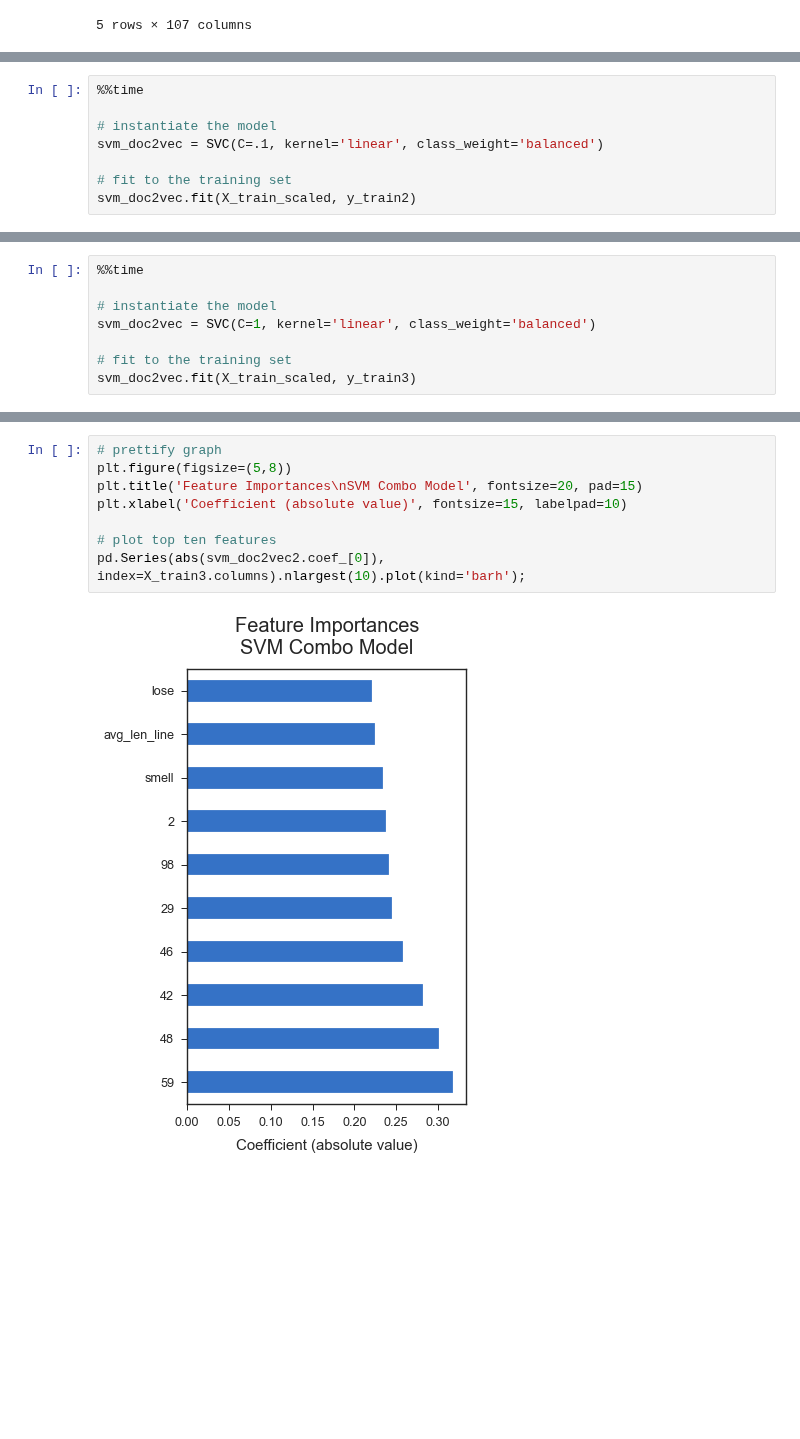
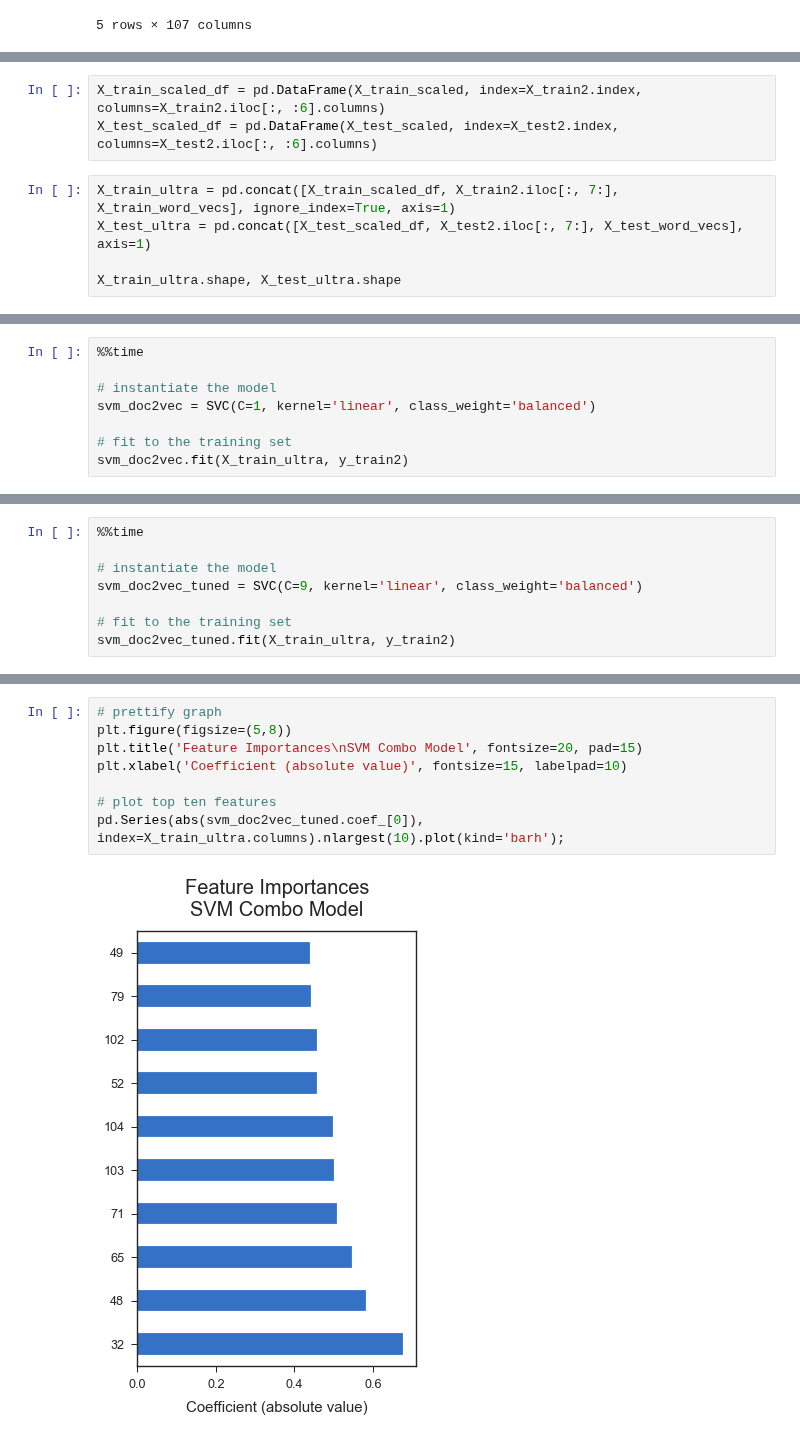
Before and after one commit to p-szymo/poetry_genre_classifier, a Jupyter notebook: 03_modeling_notebook-ALL-GENRES.ipynb, the cells around one changed output, grey strips where cells are left out. Saved outputs shown, nothing was run; the diff lists cells and outputs as text; blank space fills up the shorter version.

Commit message:
update ignore files, rename workbook, clean up comments, run more models

```diff
--- a/03_modeling_notebook-ALL-GENRES.ipynb
+++ b/03_modeling_notebook-ALL-GENRES.ipynb
@@ -1114,0 +1159,8 @@ X_test_scaled = scaler.transform(X_test2)
+# %%
+X_train_scaled_df = pd.DataFrame(X_train_scaled, index=X_train2.index, columns=X_train2.iloc[:, :6].columns)
+X_test_scaled_df = pd.DataFrame(X_test_scaled, index=X_test2.index, columns=X_test2.iloc[:, :6].columns)
+# %%
+X_train_ultra = pd.concat([X_train_scaled_df, X_train2.iloc[:, 7:], X_train_word_vecs], ignore_index=True, axis=1)
+X_test_ultra = pd.concat([X_test_scaled_df, X_test2.iloc[:, 7:], X_test_word_vecs], axis=1)
+
+X_train_ultra.shape, X_test_ultra.shape
@@ -1116,8 +1170,8 @@ X_test_scaled = scaler.transform(X_test2)
 %%time
 
 # instantiate the model
-svm_doc2vec = SVC(C=.1, kernel='linear', class_weight='balanced')
+svm_doc2vec = SVC(C=1, kernel='linear', class_weight='balanced')
 
 # fit to the training set
-svm_doc2vec.fit(X_train_scaled, y_train2)
+svm_doc2vec.fit(X_train_ultra, y_train2)
 # %% [output]
@@ -1224,8 +1257,8 @@ X_test_scaled = scaler.transform(X_test3)
 %%time
 
 # instantiate the model
-svm_doc2vec = SVC(C=1, kernel='linear', class_weight='balanced')
+svm_doc2vec_tuned = SVC(C=9, kernel='linear', class_weight='balanced')
 
 # fit to the training set
-svm_doc2vec.fit(X_train_scaled, y_train3)
+svm_doc2vec_tuned.fit(X_train_ultra, y_train2)
 # %% [output]
@@ -1377,10 +1344,10 @@ plot_confusion_matrix(cm, classes,
 # %%
 # prettify graph
 plt.figure(figsize=(5,8))
 plt.title('Feature Importances\nSVM Combo Model', fontsize=20, pad=15)
 plt.xlabel('Coefficient (absolute value)', fontsize=15, labelpad=10)
 
 # plot top ten features
-pd.Series(abs(svm_doc2vec2.coef_[0]), index=X_train3.columns).nlargest(10).plot(kind='barh');
+pd.Series(abs(svm_doc2vec_tuned.coef_[0]), index=X_train_ultra.columns).nlargest(10).plot(kind='barh');
 # %% [output]
-[figure, old version]
+[figure, new version]
```
Also changed, not shown: parts of 25 cells of this notebook, 3 other files.
